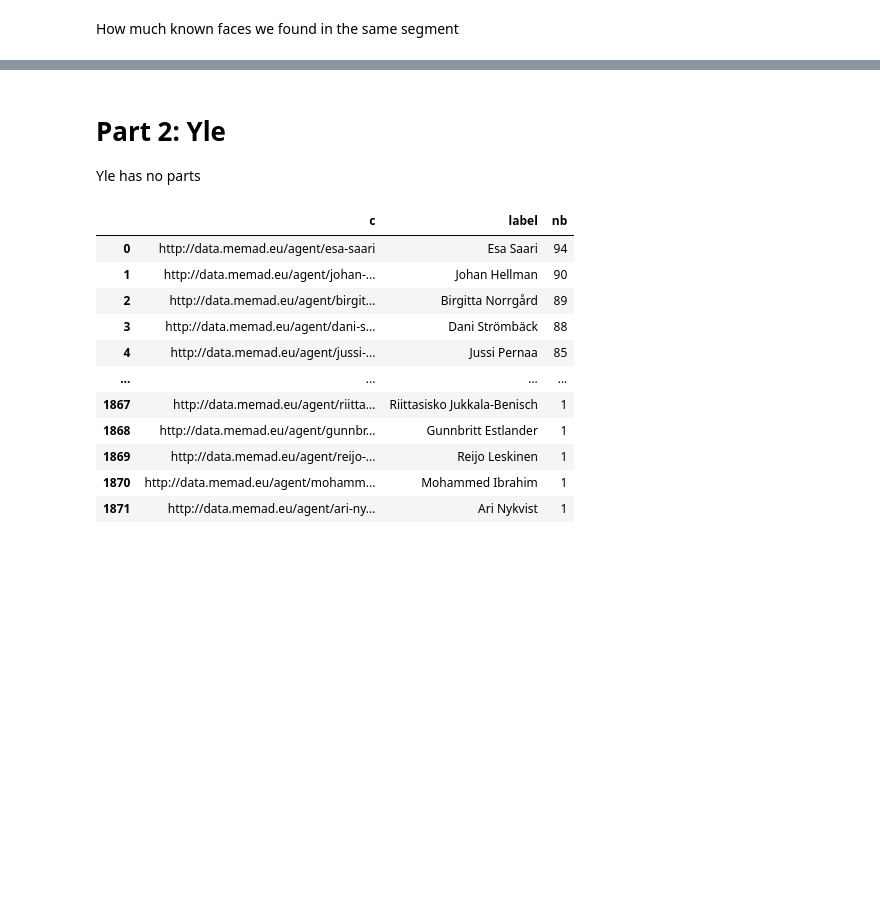
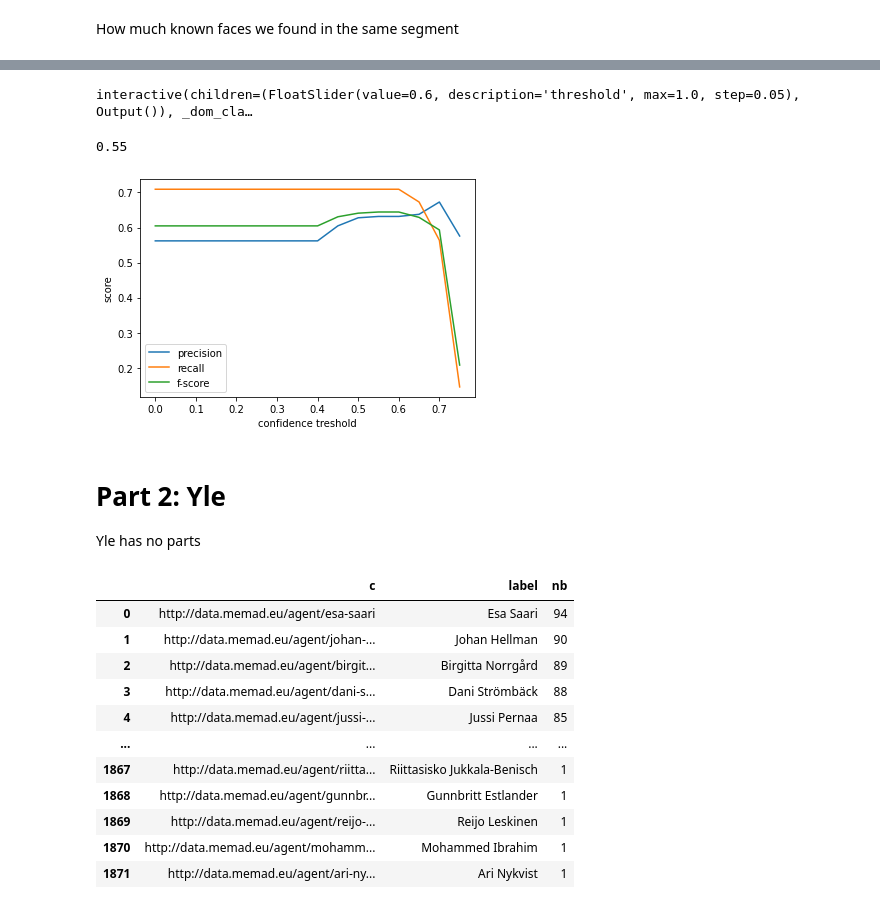
Before and after one commit to D2KLab/FaceRec, a Jupyter notebook: evaluation/ground_truth_memad.ipynb, the cells around one changed output, grey strips where cells are left out. Drawn from its saved outputs; the diff is of its cells as text; code cells hidden in the pictures; blank space fills up the shorter version.

```diff
--- a/evaluation/ground_truth_memad.ipynb
+++ b/evaluation/ground_truth_memad.ipynb
@@ -418,0 +468,18 @@ df_dataset.to_csv('dataset_memad.csv', index=False)
+# %%
+l = len(df_dataset)
+df_dataset['predicted'] = np.zeros(l)
+df_dataset['confidence'] = np.zeros(l)
+
+for i, x in df_dataset.iterrows():
+    cur = clusters[i]
+    start = x['start']
+    end = x['end']
+    b = np.arange(start, end)
+    found = False
+    for c in cur:
+        a = np.arange(c['start_npt'], c['end_npt'])
+        if len(np.intersect1d(a,b)) > 0:
+            df_dataset.loc[i, 'predicted'] = c['name']
+            df_dataset.loc[i, 'confidence'] = c['confidence']
+
+df_dataset
@@ -419,3 +543,43 @@ df_dataset.to_csv('dataset_memad.csv', index=False)
+# %%
+from __future__ import print_function
+from ipywidgets import interact, interactive, fixed, interact_manual
+import ipywidgets as widgets
+
+
+interact(show_metrics, threshold=widgets.FloatSlider(min=0, max=1, step=0.05, value=0.60));
+# %% [output]
+interactive(children=(FloatSlider(value=0.6, description='threshold', max=1.0, step=0.05), Output()), _dom_cla…
+# %%
+with open('latex.txt', 'w') as f:
+    show_metrics(0.6).to_latex(f, index=False)
+# %%
+precision =[]
+recall =[]
+fscore =[]
+
+_range = np.arange(0, 0.8, 0.05)
+for threshold in _range:
+    p, r, f, support = compute_metrics(threshold)
+    precision.append(np.average(p[0:-1], weights=support[0:-1]))
+    recall.append(np.average(r[0:-1], weights=support[0:-1]))
+    fscore.append(np.average(f[0:-1], weights=support[0:-1]))
+# %%
+np.argmax(fscore) * 0.05
+# %% [output]
+0.55
+# %%
+import matplotlib.pyplot as plt
+
+fig, ax = plt.subplots()  # Create a figure and an axes.
+ax.plot(_range, precision, label='precision')  # Plot some data on the axes.
+ax.plot(_range, recall, label='recall')  # Plot more data on the axes...
+ax.plot(_range, fscore, label='f-score')  # ... and some more.
+ax.set_xlabel('confidence treshold')  # Add an x-label to the axes.
+ax.set_ylabel('score')  # Add a y-label to the axes.
+ax.legend()  # Add a legend
+plt.savefig('memad_facerec_precision.pdf')
+# %% [output]
+[figure, added]
 # %% [markdown]
 # Part 2: Yle
 
```
Also changed, not shown: parts of 14 cells of this notebook, 12 other files.
